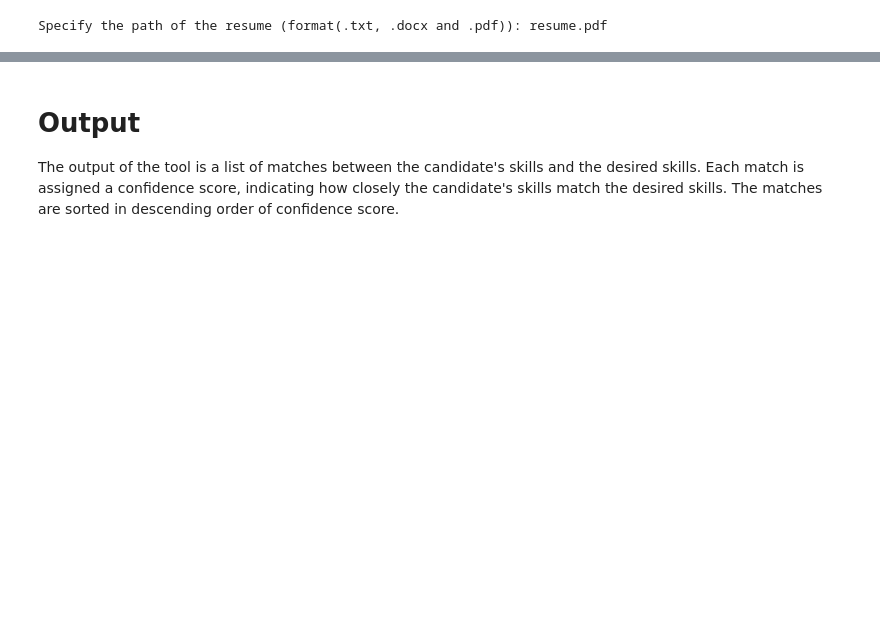
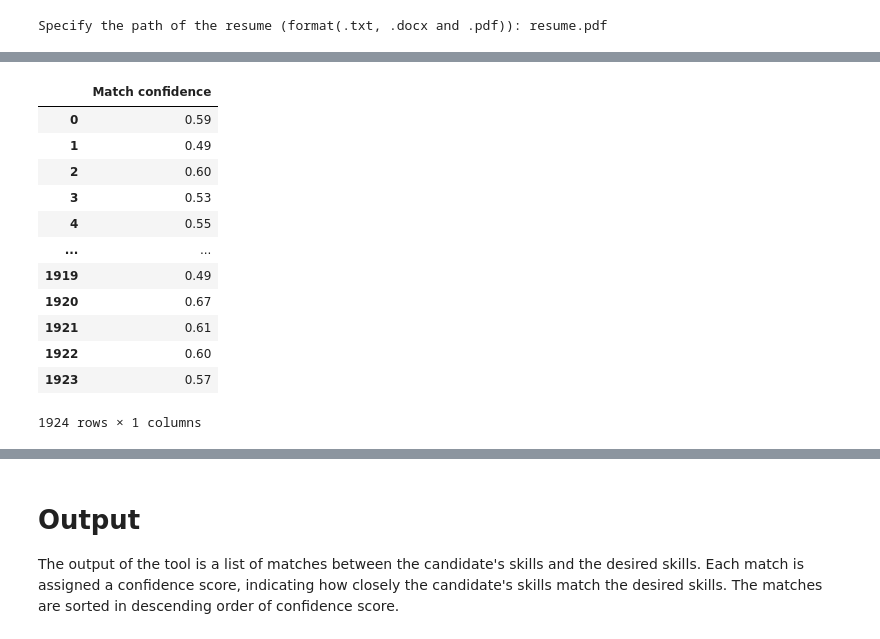
Before and after one commit to anurag-singh2001/AI-Resume-Analyzer, a Jupyter notebook: AI Resume Analyzer.ipynb, the cells around one changed output, grey strips where cells are left out. Saved outputs shown, nothing was run; the diff lists cells and outputs as text; code cells hidden in the pictures; blank space fills up the shorter version.

```diff
--- a/AI Resume Analyzer.ipynb
+++ b/AI Resume Analyzer.ipynb
@@ -217,0 +243,37 @@ df1[['Position', 'Company','Location']].head(10).reset_index()
+# %%
+distances, indices = getNearestN(test)
+
+# Convert the 'test' array to a list
+test = list(test)
+
+# Create an empty list to store the match confidence scores
+matches = []
+
+# Loop over the indices of the nearest neighbor(s) for each job description
+for i,j in enumerate(indices):
+    # Get the distance between the job description and its nearest neighbor(s)
+    dist = round(distances[i][0], 2)
+
+    # Create a temporary list to store the match confidence score for the current job description
+    temp = [dist]
+
+    # Append the match confidence score to the 'matches' list
+    matches.append(temp)
+
+# Convert the 'matches' list to a pandas DataFrame with a column named 'Match confidence'
+matches = pd.DataFrame(matches, columns=['Match confidence'])
+matches
+# %% [output]
+|  | Match confidence |
+| 0 | 0.59 |
+| 1 | 0.49 |
+| 2 | 0.60 |
+| 3 | 0.53 |
+| 4 | 0.55 |
+| ... | ... |
+| 1919 | 0.49 |
+| 1920 | 0.67 |
+| 1921 | 0.61 |
+| 1922 | 0.60 |
+| 1923 | 0.57 |
+1924 rows × 1 columns
```
Also changed, not shown: parts of 14 cells of this notebook.
